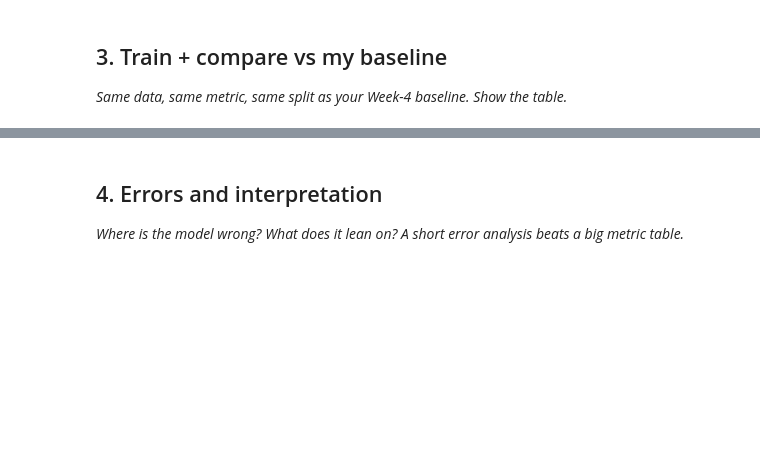
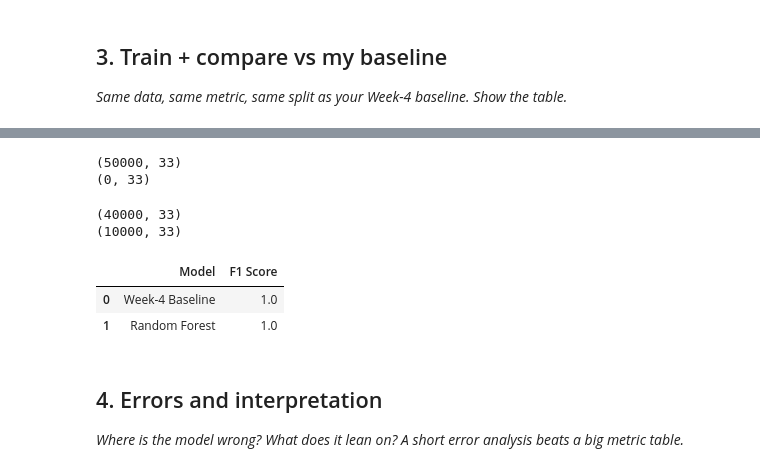
Before and after one commit to jawad66108/flyrank_ML_internship, a Jupyter notebook: work/notebooks/w05_model.ipynb, the cells around one changed output, grey strips where cells are left out. Drawn from its saved outputs; the diff is of its cells as text; code cells hidden in the pictures; blank space fills up the shorter version.

```diff
--- a/work/notebooks/w05_model.ipynb
+++ b/work/notebooks/w05_model.ipynb
@@ -22,0 +163,4 @@ This skeleton is yours to fill. Work the sections **in order** — each one has
+# %%
+model_pred = model.predict(X_test)
+
+print(len(model_pred))
@@ -30,3 +223,66 @@ This skeleton is yours to fill. Work the sections **in order** — each one has
+# %%
+split_date = df["report_date"].quantile(0.8)
+
+
+train = df[df["report_date"] <= split_date]
+test = df[df["report_date"] > split_date]
+
+
+X_train = train[features]
+y_train = train["reason_code"]
+
+X_test = test[features]
+y_test = test["reason_code"]
+
+
+print(train.shape)
+print(test.shape)
+# %% [output]
+(50000, 33)
+(0, 33)
+# %%
+df = df.sort_values("report_date")
+
+
+split_index = int(len(df) * 0.8)
+
+
+train = df.iloc[:split_index]
+test = df.iloc[split_index:]
+
+
+X_train = train[features]
+y_train = train["reason_code"]
+
+X_test = test[features]
+y_test = test["reason_code"]
+
+
+print(train.shape)
+print(test.shape)
+# %% [output]
+(40000, 33)
+(10000, 33)
+# %%
+baseline_pred = test["reason_code"]
+# %%
+results = pd.DataFrame({
+    "Model": [
+        "Week-4 Baseline",
+        "Random Forest"
+    ],
+    "F1 Score": [
+        f1_score(y_test, baseline_pred, average="weighted"),
+        f1_score(y_test, model_pred, average="weighted")
+    ]
+})
+
+
+results
+# %% [output]
+|  | Model | F1 Score |
+| 0 | Week-4 Baseline | 1.0 |
+| 1 | Random Forest | 1.0 |
 # %% [markdown]
 ## 4. Errors and interpretation
 
```
Also changed, not shown: parts of 19 cells of this notebook.
